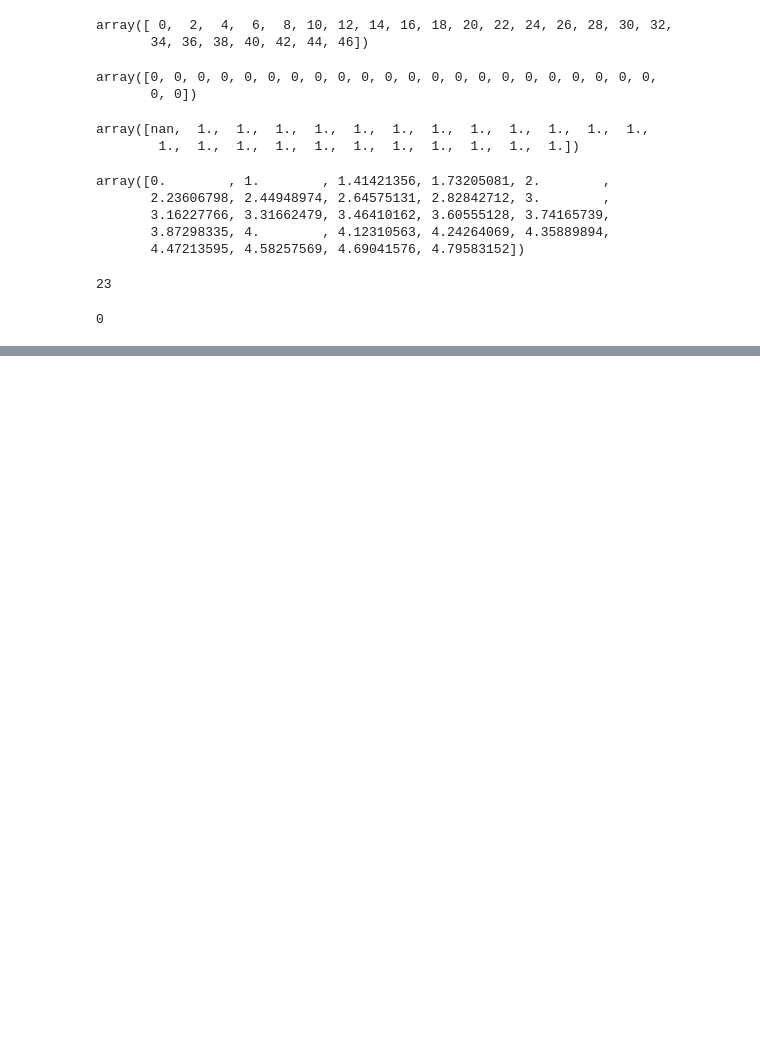
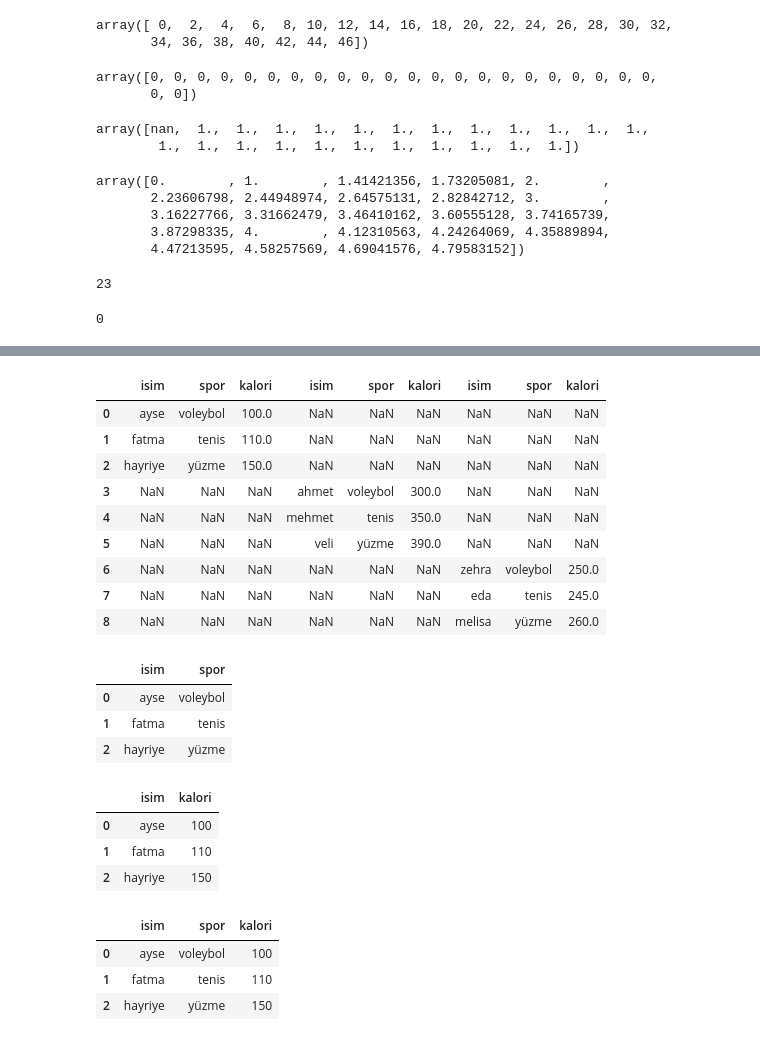
Before and after one commit to yarensabir/COURSES, a Jupyter notebook: btkakademi.gov.tr/VERİ_BİLİMİ_İÇİN_PYTHON_VE_TENSORFLOW/notes.ipynb, the cells around one changed output, grey strips where cells are left out. Saved outputs shown, nothing was run; the diff lists cells and outputs as text; code cells hidden in the pictures; blank space fills up the shorter version.

```diff
--- a/btkakademi.gov.tr/VERİ_BİLİMİ_İÇİN_PYTHON_VE_TENSORFLOW/notes.ipynb
+++ b/btkakademi.gov.tr/VERİ_BİLİMİ_İÇİN_PYTHON_VE_TENSORFLOW/notes.ipynb
@@ -512,0 +988,16 @@ np.min(sonDizi)
+# %%
+sozluk1 = {"isim": ["ayse", "fatma", "hayriye"],
+"spor": ["voleybol", "tenis","yüzme"],
+"kalori": [100,110,150] }
+
+sozluk2 = { "isim": ["ahmet", "mehmet", "veli"],
+"spor": ["futbol", "tenis","yüzme"],
+"kalori": [300,350,390]}
+
+sozluk3 = {"isim": ["zehra","eda","melisa"],
+"spor": ["voleybol", "tenis","ice-skating"],
+"kalori": [250,245,260] }
+# %%
+df1 = pd.DataFrame(sozluk1, index = [0,1,2])
+df2 = pd.DataFrame(sozluk2, index = [3,4,5])
+df3 = pd.DataFrame(sozluk3, index = [6,7,8])
@@ -512,0 +1017,13 @@ np.min(sonDizi)
+# %%
+pd.concat([df1,df2,df3], axis=1)
+# %% [output]
+|  | isim | spor | kalori | isim | spor | kalori | isim | spor | kalori |
+| 0 | ayse | voleybol | 100.0 | NaN | NaN | NaN | NaN | NaN | NaN |
+| 1 | fatma | tenis | 110.0 | NaN | NaN | NaN | NaN | NaN | NaN |
+| 2 | hayriye | yüzme | 150.0 | NaN | NaN | NaN | NaN | NaN | NaN |
+| 3 | NaN | NaN | NaN | ahmet | voleybol | 300.0 | NaN | NaN | NaN |
+| 4 | NaN | NaN | NaN | mehmet | tenis | 350.0 | NaN | NaN | NaN |
+| 5 | NaN | NaN | NaN | veli | yüzme | 390.0 | NaN | NaN | NaN |
+| 6 | NaN | NaN | NaN | NaN | NaN | NaN | zehra | voleybol | 250.0 |
+| 7 | NaN | NaN | NaN | NaN | NaN | NaN | eda | tenis | 245.0 |
+| 8 | NaN | NaN | NaN | NaN | NaN | NaN | melisa | yüzme | 260.0 |
@@ -512,0 +1039,21 @@ np.min(sonDizi)
+# %%
+df1
+# %% [output]
+|  | isim | spor |
+| 0 | ayse | voleybol |
+| 1 | fatma | tenis |
+| 2 | hayriye | yüzme |
+# %%
+df2
+# %% [output]
+|  | isim | kalori |
+| 0 | ayse | 100 |
+| 1 | fatma | 110 |
+| 2 | hayriye | 150 |
+# %%
+pd.merge(df1, df2, on="isim")
+# %% [output]
+|  | isim | spor | kalori |
+| 0 | ayse | voleybol | 100 |
+| 1 | fatma | tenis | 110 |
+| 2 | hayriye | yüzme | 150 |
```
Also changed, not shown: parts of 98 cells of this notebook.
